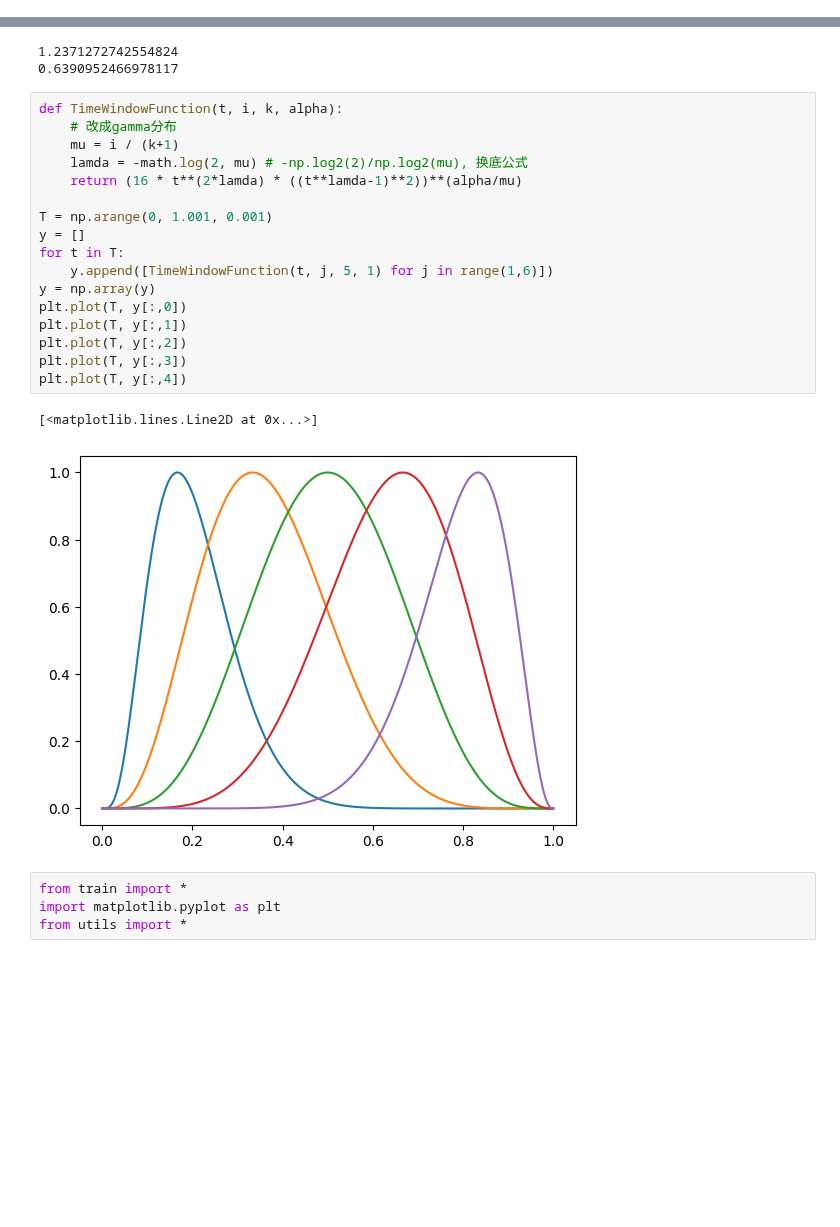
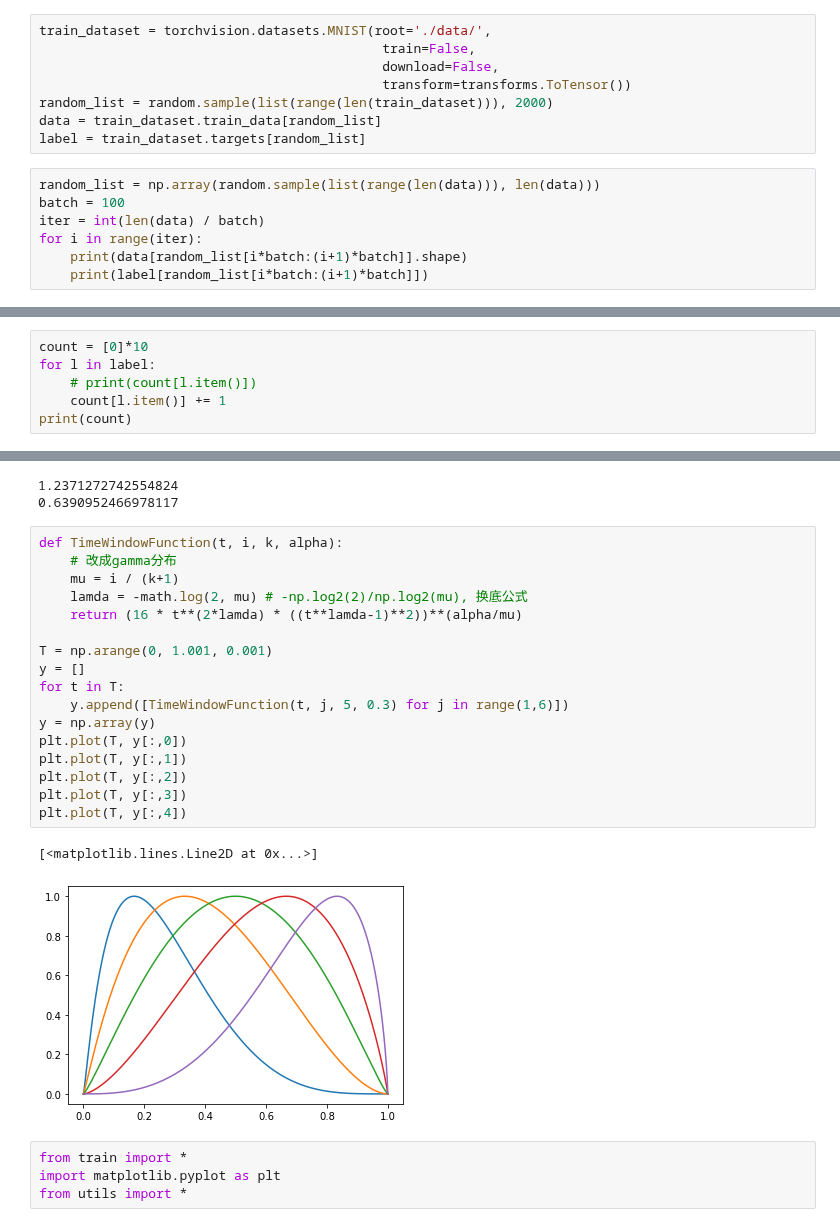
Before and after one commit to HuangHaoyu1997/Reservoir-Computing, a Jupyter notebook: test.ipynb, the cells around one changed output, grey strips where cells are left out. Saved outputs shown, nothing was run; the diff lists cells and outputs as text; blank space fills up the shorter version.

```diff
--- a/test.ipynb
+++ b/test.ipynb
@@ -0,0 +8,15 @@
+# %%
+train_dataset = torchvision.datasets.MNIST(root='./data/',
+                                            train=False,
+                                            download=False,
+                                            transform=transforms.ToTensor())
+random_list = random.sample(list(range(len(train_dataset))), 2000)
+data = train_dataset.train_data[random_list]
+label = train_dataset.targets[random_list]
+# %%
+random_list = np.array(random.sample(list(range(len(data))), len(data)))
+batch = 100
+iter = int(len(data) / batch)
+for i in range(iter):
+    print(data[random_list[i*batch:(i+1)*batch]].shape)
+    print(label[random_list[i*batch:(i+1)*batch]])
@@ -0,0 +47,6 @@
+# %%
+count = [0]*10
+for l in label:
+    # print(count[l.item()])
+    count[l.item()] += 1
+print(count)
@@ -121,23 +187,23 @@ print(omega(G, niter=10, nrand=2)) # omega(G)->0 for small world property
 # %%
 def TimeWindowFunction(t, i, k, alpha):
     # 改成gamma分布
     mu = i / (k+1)
     lamda = -math.log(2, mu) # -np.log2(2)/np.log2(mu), 换底公式
     return (16 * t**(2*lamda) * ((t**lamda-1)**2))**(alpha/mu)
 
 T = np.arange(0, 1.001, 0.001)
 y = []
 for t in T:
-    y.append([TimeWindowFunction(t, j, 5, 1) for j in range(1,6)])
+    y.append([TimeWindowFunction(t, j, 5, 0.3) for j in range(1,6)])
 y = np.array(y)
 plt.plot(T, y[:,0])
 plt.plot(T, y[:,1])
 plt.plot(T, y[:,2])
 plt.plot(T, y[:,3])
 plt.plot(T, y[:,4])
 # %% [output]
 [<matplotlib.lines.Line2D at 0x...>]
-[figure, old version]
+[figure, new version]
 # %%
 from train import *
 import matplotlib.pyplot as plt
```
Also changed, not shown: parts of 5 cells of this notebook, 6 other files.
